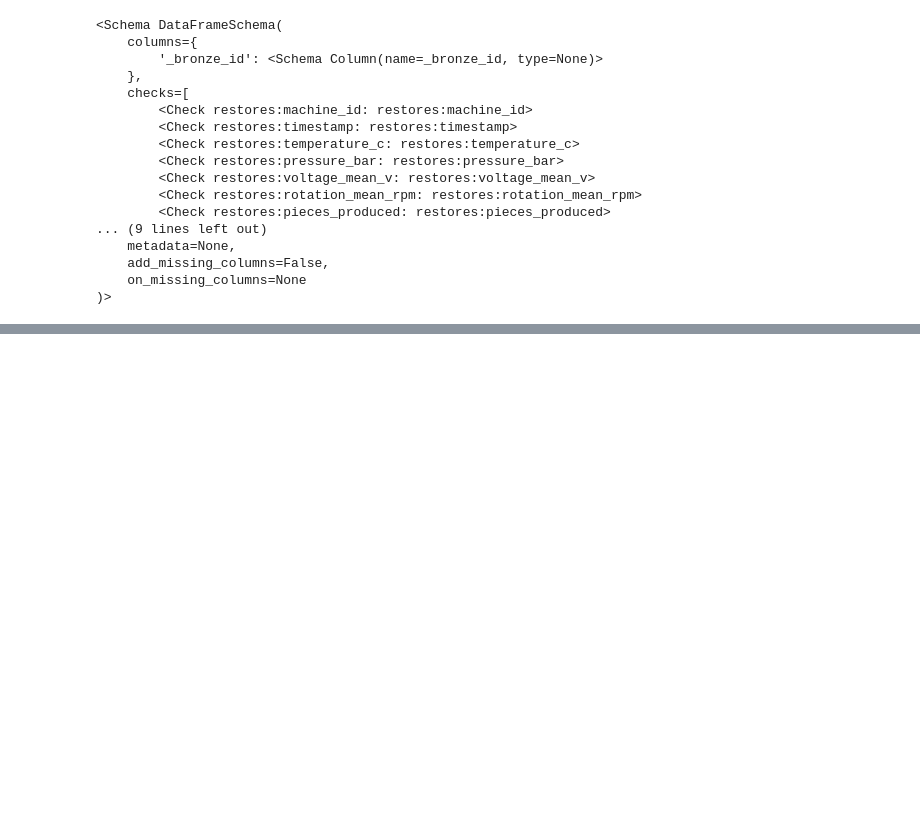
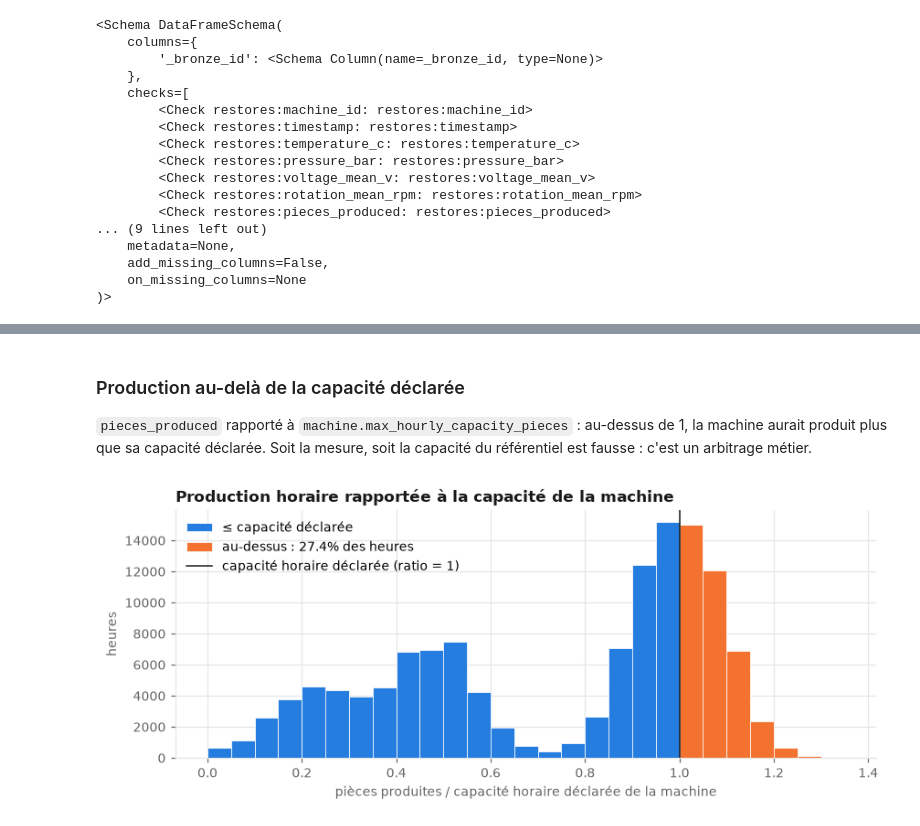
Before and after one commit to Xeliphmede/indusense, a Jupyter notebook: silver.ipynb, the cells around one changed output, grey strips where cells are left out. Cells and saved outputs as stored; diff of their text form; code cells hidden in the pictures; blank space fills up the shorter version.

```diff
--- a/silver.ipynb
+++ b/silver.ipynb
@@ -340,0 +556,22 @@ pd.DataFrame([vars(e) for e in validate_fidelity(contracts["telemetry.json"], fr
+# %% [markdown]
+### Production au-delà de la capacité déclarée
+
+`pieces_produced` rapporté à `machine.max_hourly_capacity_pieces` : au-dessus de 1, la machine aurait produit plus
+que sa capacité déclarée. Soit la mesure, soit la capacité du référentiel est fausse : c'est un arbitrage métier.
+# %%
+joined = telemetry.merge(machine[["machine_code", "max_hourly_capacity_pieces"]], left_on="machine_id",
+                         right_on="machine_code")
+ratio = joined["pieces_produced"] / joined["max_hourly_capacity_pieces"]
+bins = [i / 20 for i in range(0, int(ratio.max() * 20) + 2)]
+fig, ax = plt.subplots(figsize=(9, 3.2))
+ax.hist(ratio[ratio <= 1], bins=bins, color=SERIES, edgecolor="white", linewidth=0.5, label="≤ capacité déclarée")
+ax.hist(ratio[ratio > 1], bins=bins, color=OUTLIER, edgecolor="white", linewidth=0.5,
+        label=f"au-dessus : {(ratio > 1).mean():.1%} des heures")
+ax.axvline(1, color=TEXT, linewidth=1, label="capacité horaire déclarée (ratio = 1)")
+ax.set_xlabel("pièces produites / capacité horaire déclarée de la machine")
+ax.set_ylabel("heures")
+ax.set_title("Production horaire rapportée à la capacité de la machine")
+ax.legend(loc="upper left")
+plt.show()
+# %% [output]
+[figure, added]
```
Also changed, not shown: parts of 23 cells of this notebook, 12 other files.
